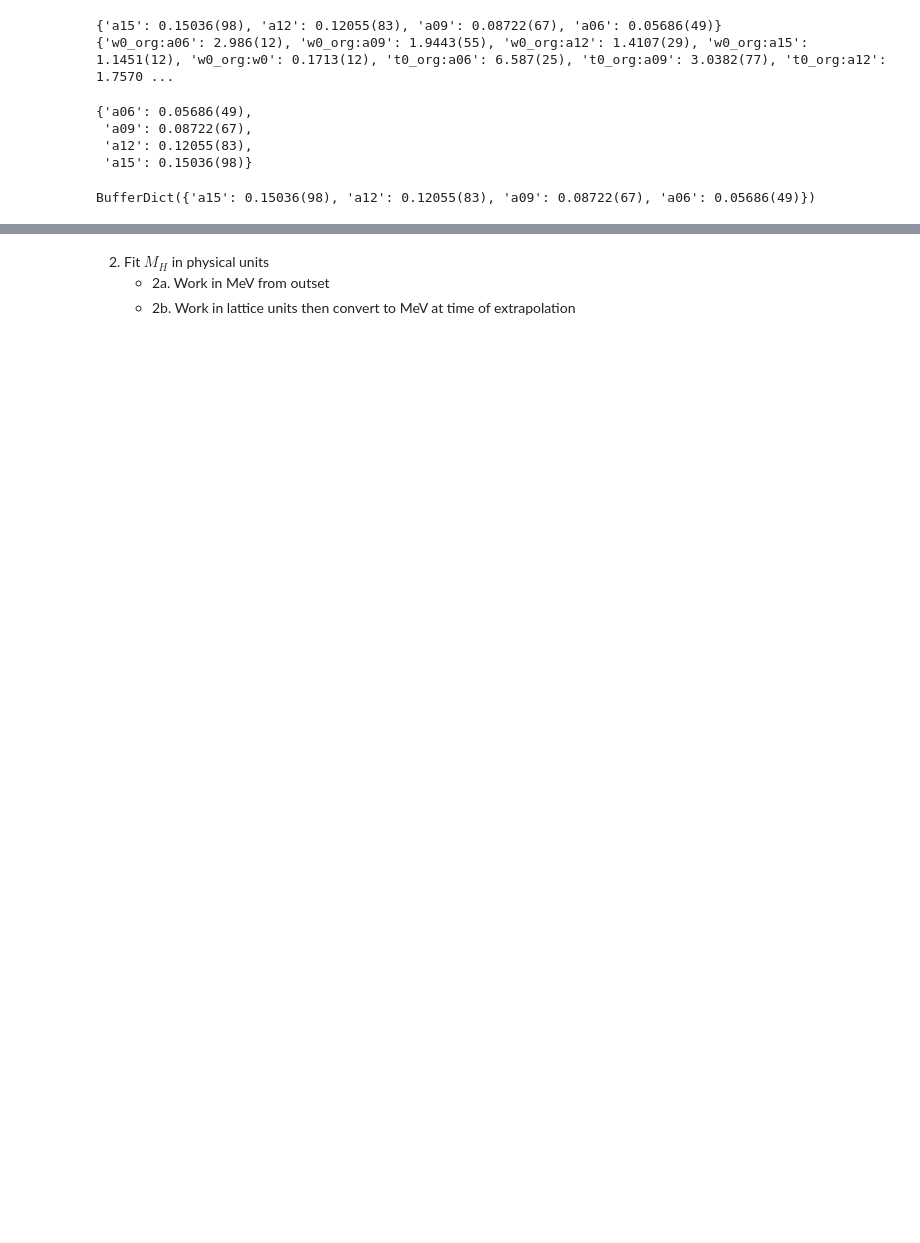
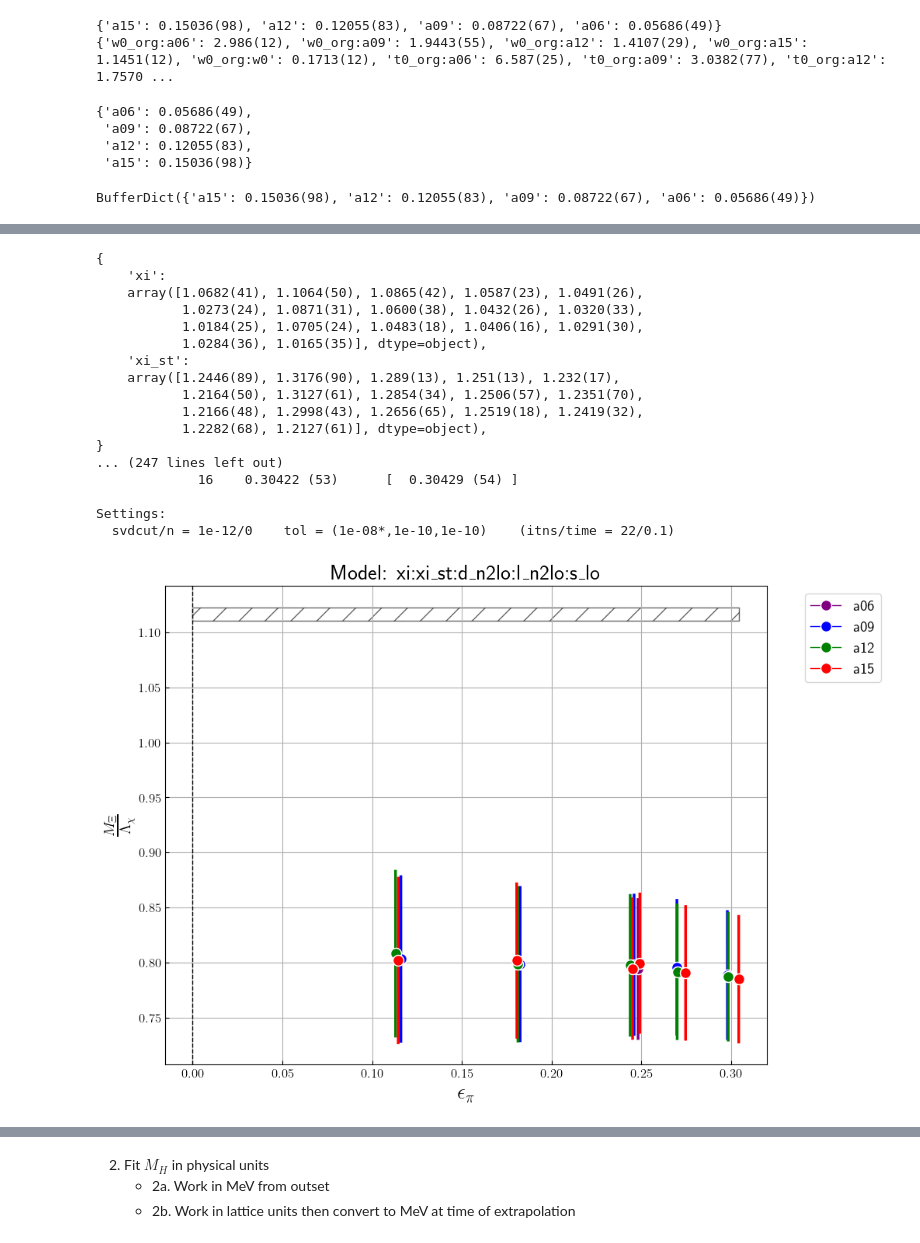
Before and after one commit to gdbrad/hyperon_su2_hbxpt, a Jupyter notebook: notebooks/su2_hyperon_extrap.ipynb, the cells around one changed output, grey strips where cells are left out. Cells and saved outputs as stored; diff of their text form; code cells hidden in the pictures; blank space fills up the shorter version.

```diff
--- a/notebooks/su2_hyperon_extrap.ipynb
+++ b/notebooks/su2_hyperon_extrap.ipynb
@@ -80,7 +80,14 @@ with h5py.File(data_dir+'/input_data.h5','r') as f:
         data[ens]['a_fm'] = to_gvar(f[ens]['a_fm']['w0_org'][:])
 pprint.pprint(data)
 
-gv.evalcov([data['a09m135']['a_fm'],data['a09m400']['a_fm']])
+print(gv.evalcorr([data['a09m220']['a_fm'],data['a09m400']['a_fm']]))
+print(gv.evalcorr([data['a12m220L']['a_fm'],data['a09m400']['a_fm']]))
+a_fm =  gv.load(data_dir +'/a_fm_results.p')
+hbarc =  gv.gvar(197.3269804, 0)
+
+a_fm
+data['a09m220']['units_MeV'] = hbarc /a_fm['a09']
+data['a09m310']['units_MeV'] = hbarc /a_fm['a09']
 # %% [output]
 ['a06m310L', 'a09m135', 'a09m220', 'a09m310', 'a09m350', 'a09m400', 'a12m130', 'a12m220L', 'a12m310', 'a12m350', 'a12m400', 'a15m135XL', 'a15m220', 'a15m310', 'a15m310L', 'a15m350', 'a15m400']
 {'a06m310L': {'a_fm': 0.05717(51)},
@@ -198,0 +320,70 @@ No artists with labels found to put in legend.  Note that artists whose label st
+# %%
+reload(i_o)
+reload(xfa)
+reload(fit)
+
+units_list = ['fpi']
+discard_cov_opt = [True,False] # this option either retains the correlations between the pseudoscalars (scale setting params) or removes them #
+model_data = {}
+test_mdl_key = 'xi:xi_st:d_n2lo:l_lo:s_lo'
+
+for unit in units_list:
+    data, new_prior, phys_point_data = i_o.get_data_and_prior_for_unit(unit,system='xi',scheme='w0_imp',convert_data=False,decorr_scale=None)
+
+    _model_info = xi_models[test_mdl_key].copy()
+    _model_info['units'] = unit
+    updated_mdl_key = i_o.update_model_key_name(test_mdl_key, unit)
+# print(f"Processing: {updated_mdl_key}")
+    for dc in discard_cov_opt:
+        xfa_instance = xfa.Xpt_Fit_Analysis(data=data,
+                                        prior=new_prior,
+                                        model_info=_model_info,
+                                        phys_pt_data=phys_point_data,
+                                        units=unit,
+                                        extrapolate=True,
+                                        discard_cov=dc,
+                                        verbose=False,
+                                        svd_test=False,
+                                        svd_tol=None)
+        config_key = f"{updated_mdl_key}_discardcov-{dc}"
+        print(xfa_instance.fit.y)
+        print(xfa_instance.shift_latt_to_phys(phys_params=['eps2_a','d_eps2_s','lam_chi','m_p'], observable='xi'))
+        model_data[config_key] = xfa_instance
+        print('\n')
+        print('extrapolation as fcn of pion mass')
+        xfa_instance.plot_params_fit(param='epi',observable='xi',eps=True)
+        xfa_instance.plot_params_fit(param='epi',observable='xi_st',eps=True)
+        xfa_instance.plot_params_fit(param='a',observable='xi',eps=True)
+        xfa_instance.plot_params_fit(param='a',observable='xi_st',eps=True)
+
+
+        print('extrapolation as fcn of lattice spacing')
+
+
+# Print the results
+for key, value in model_data.items():
+    # Extract the unit from the key assuming the unit was appended to the original key.
+    unit_from_info = value.model_info['units']
+    print(f"Results for {i_o.get_unit_description(unit_from_info)}:")
+    print(key)
+    print(value)
+    # print("-" * 80)
+# %% [output]
+{
+    'xi':
+    array([1.0682(41), 1.1064(50), 1.0865(42), 1.0587(23), 1.0491(26),
+           1.0273(24), 1.0871(31), 1.0600(38), 1.0432(26), 1.0320(33),
+           1.0184(25), 1.0705(24), 1.0483(18), 1.0406(16), 1.0291(30),
+           1.0284(36), 1.0165(35)], dtype=object),
+    'xi_st':
+    array([1.2446(89), 1.3176(90), 1.289(13), 1.251(13), 1.232(17),
+           1.2164(50), 1.3127(61), 1.2854(34), 1.2506(57), 1.2351(70),
+           1.2166(48), 1.2998(43), 1.2656(65), 1.2519(18), 1.2419(32),
+           1.2282(68), 1.2127(61)], dtype=object),
+}
+... (247 lines left out)
+             16    0.30422 (53)      [  0.30429 (54) ]
+
+Settings:
+  svdcut/n = 1e-12/0    tol = (1e-08*,1e-10,1e-10)    (itns/time = 22/0.1)
+[figure, added]
```
Also changed, not shown: parts of 16 cells of this notebook, 9 other files.
